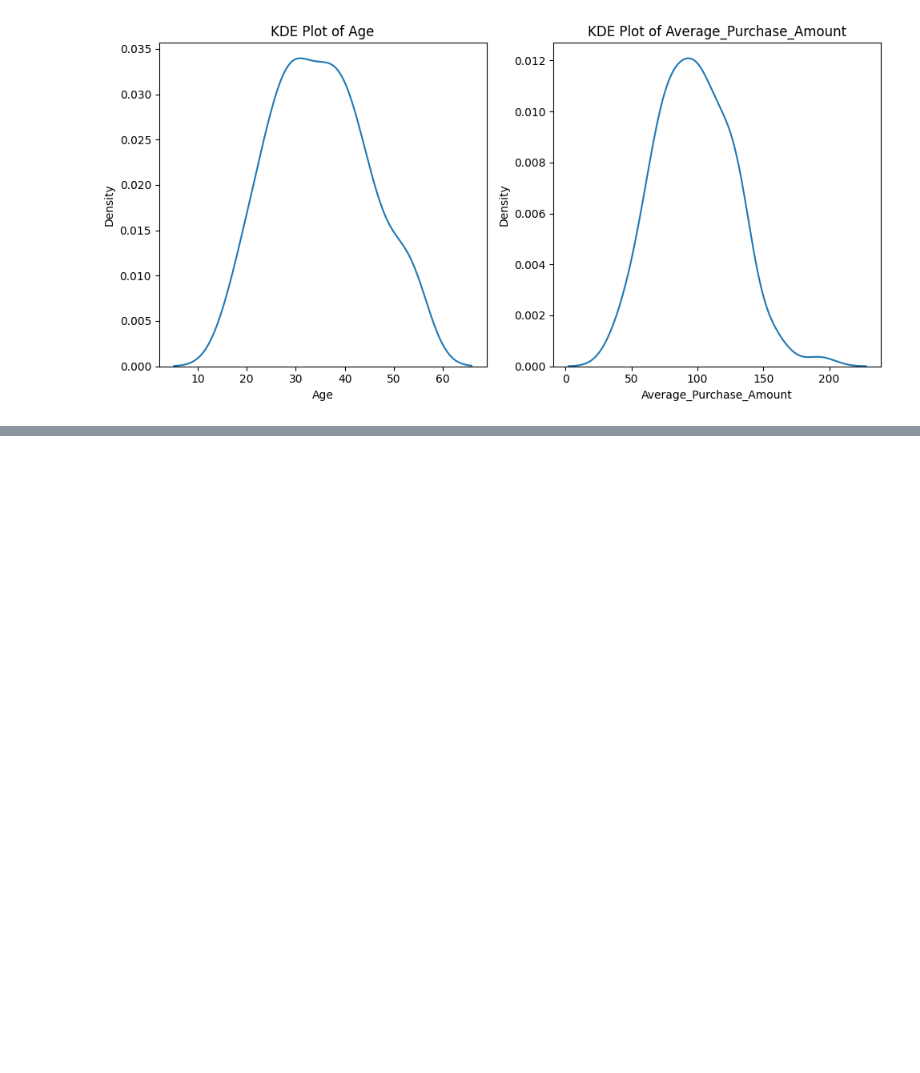
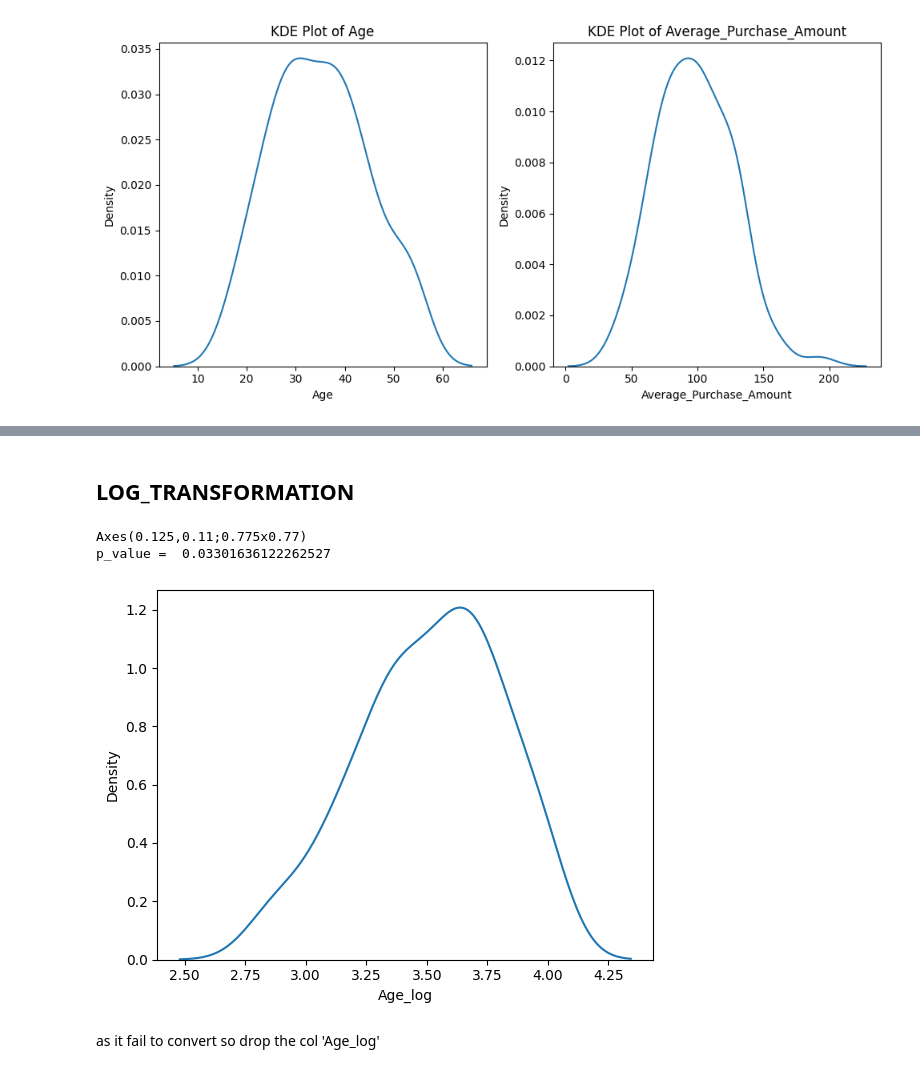
Before and after one commit to ABBAS-37405/PYTHON-AND-DATA-SCIENCE, a Jupyter notebook: dataclean.ipynb, the cells around one changed output, grey strips where cells are left out. Drawn from its saved outputs; the diff is of its cells as text; code cells hidden in the pictures; blank space fills up the shorter version.

```diff
--- a/dataclean.ipynb
+++ b/dataclean.ipynb
@@ -642,0 +700,17 @@ plt.show()
+# %% [markdown]
+## LOG_TRANSFORMATION
+# %%
+def log_transformation(data, col_name):
+  data[f'{col_name}_log']=np.log(data[col_name])
+  stat,p_value=shapiro(data[f'{col_name}_log'])
+  kdeplot=sns.kdeplot(data[f'{col_name}_log'])
+  print(kdeplot)
+  print('p_value = ',p_value)
+# %%
+log_transformation(final_data,'Age')
+# %% [output]
+Axes(0.125,0.11;0.775x0.77)
+p_value =  0.03301636122262527
+[figure, added]
+# %% [markdown]
+as it fail to convert so drop the col 'Age_log'
```
Also changed, not shown: parts of 17 cells of this notebook.
